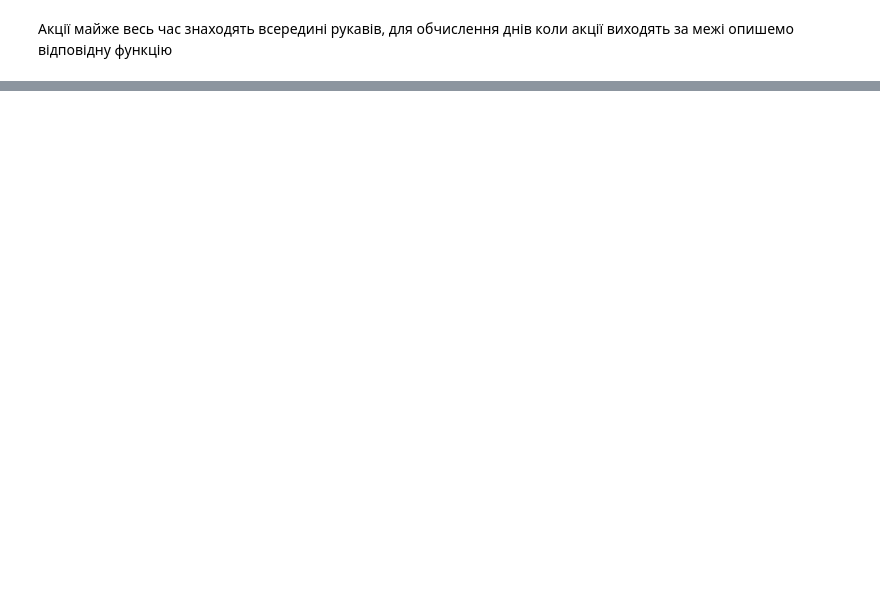
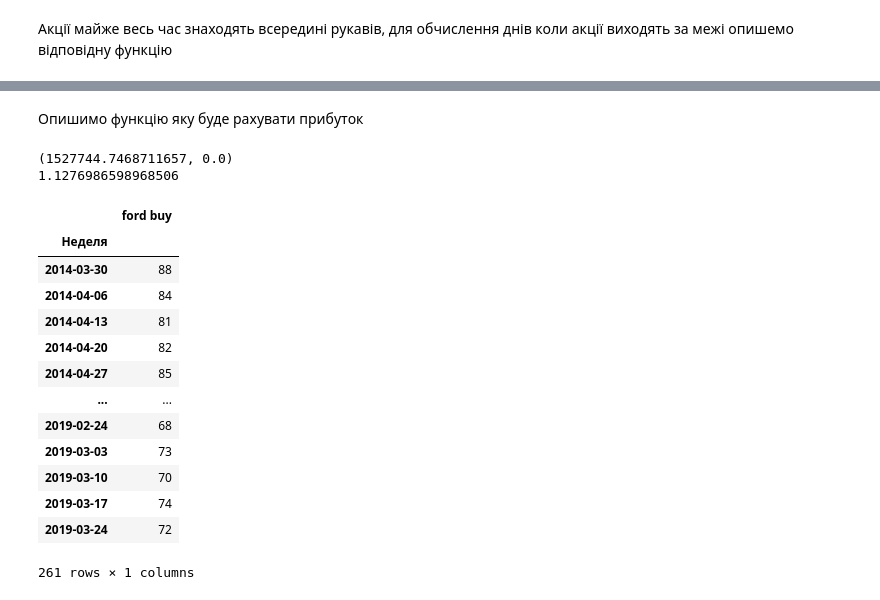
Before and after one commit to foegit/ford-tech-analusis, a Jupyter notebook: Ford.ipynb, the cells around one changed output, grey strips where cells are left out. Cells and saved outputs as stored; diff of their text form; code cells hidden in the pictures; blank space fills up the shorter version.

Commit message:
Add bollinger trading simulation

```diff
--- a/Ford.ipynb
+++ b/Ford.ipynb
@@ -195,0 +196,57 @@ check_bollinger(ford)
+# %% [markdown]
+Опишимо функцію яку буде рахувати прибуток
+# %%
+def simulate(buyMoneyPersent, sellActionPersent, ma=20, k=2):
+    balance = 1000000
+    actions = 0
+
+    ford_c = ford.copy(deep=True)
+    # ford_c['buy'] = 0 | buy['status']
+    # print(ford_c[ford_c['status'].any()])
+    buy, sell = check_bollinger(ford, ma, k)
+
+    for i in ford_c.index:
+        if i in buy.index:
+            persent = balance * (buyMoneyPersent / 100)
+            balance -= persent
+            curr_price = ford.loc[i]['low']
+            actions += persent / curr_price
+        if i in sell.index:
+            persent = actions * (sellActionPersent / 100)
+            actions -= persent
+            curr_price = ford.loc[i]['high']
+            balance += persent*curr_price
+
+    return balance, actions
+
+t0 = time.time()
+print(simulate(10, 100, 20, 1));
+t1 = time.time()
+
+print(t1-t0)
+# %% [output]
+(1527744.7468711657, 0.0)
+1.1276986598968506
+# %%
+def get_google_trends(addr):
+    doc = pd.read_csv(addr, index_col='Неделя',  parse_dates=True, skiprows=2)
+    doc.columns = [doc.columns[0].split(':')[0]]
+    return doc
+# %%
+ford_key = get_google_trends('keyword/multiTimeline.csv')
+ford_key
+# %% [output]
+|  | ford buy |
+| Неделя |  |
+| 2014-03-30 | 88 |
+| 2014-04-06 | 84 |
+| 2014-04-13 | 81 |
+| 2014-04-20 | 82 |
+| 2014-04-27 | 85 |
+| ... | ... |
+| 2019-02-24 | 68 |
+| 2019-03-03 | 73 |
+| 2019-03-10 | 70 |
+| 2019-03-17 | 74 |
+| 2019-03-24 | 72 |
+261 rows × 1 columns
```
Also changed, not shown: parts of 10 cells of this notebook, 2 other files.
